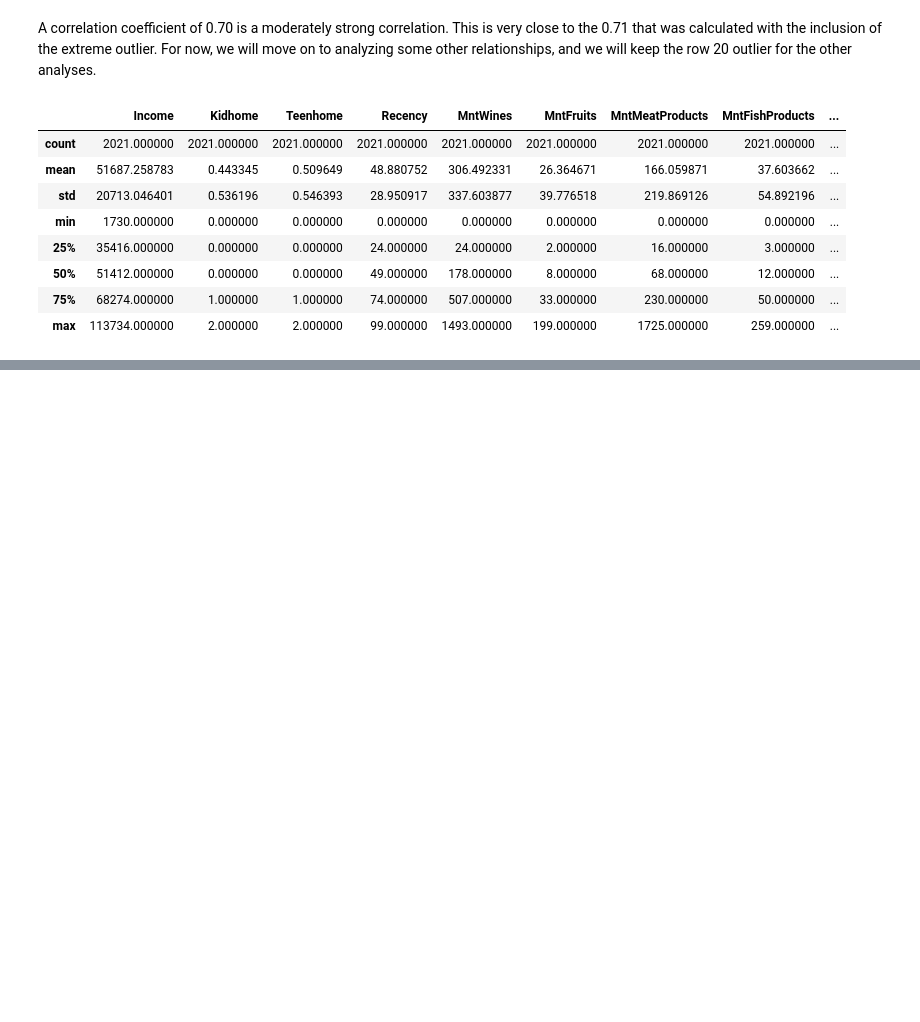
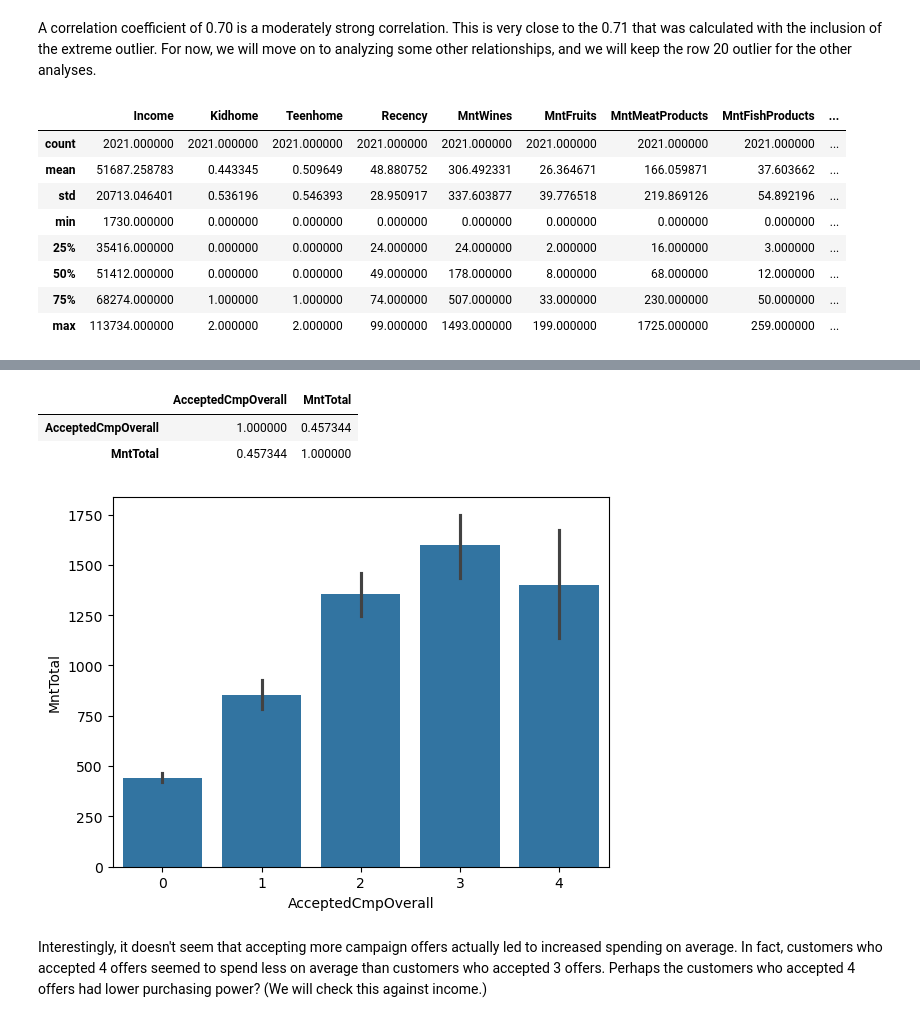
Before and after one commit to samjian8/marketing-campaign-analysis, a Jupyter notebook: main.ipynb, the cells around one changed output, grey strips where cells are left out. Drawn from its saved outputs; the diff is of its cells as text; code cells hidden in the pictures; blank space fills up the shorter version.

Commit message:
Investigate correlation between # of accepted offers and spending

```diff
--- a/main.ipynb
+++ b/main.ipynb
@@ -291,0 +311,15 @@ df.describe()
+# %%
+df[['AcceptedCmpOverall', 'MntTotal']].corr()
+# %% [output]
+|  | AcceptedCmpOverall | MntTotal |
+| AcceptedCmpOverall | 1.000000 | 0.457344 |
+| MntTotal | 0.457344 | 1.000000 |
+# %%
+sns.barplot(x='AcceptedCmpOverall',
+            y='MntTotal',
+            data=df)
+plt.show()
+# %% [output]
+[figure, added]
+# %% [markdown]
+Interestingly, it doesn't seem that accepting more campaign offers actually led to increased spending on average. In fact, customers who accepted 4 offers seemed to spend less on average than customers who accepted 3 offers. Perhaps the customers who accepted 4 offers had lower purchasing power? (We will check this against income.)
```
Also changed, not shown: parts of 1 cell of this notebook.
